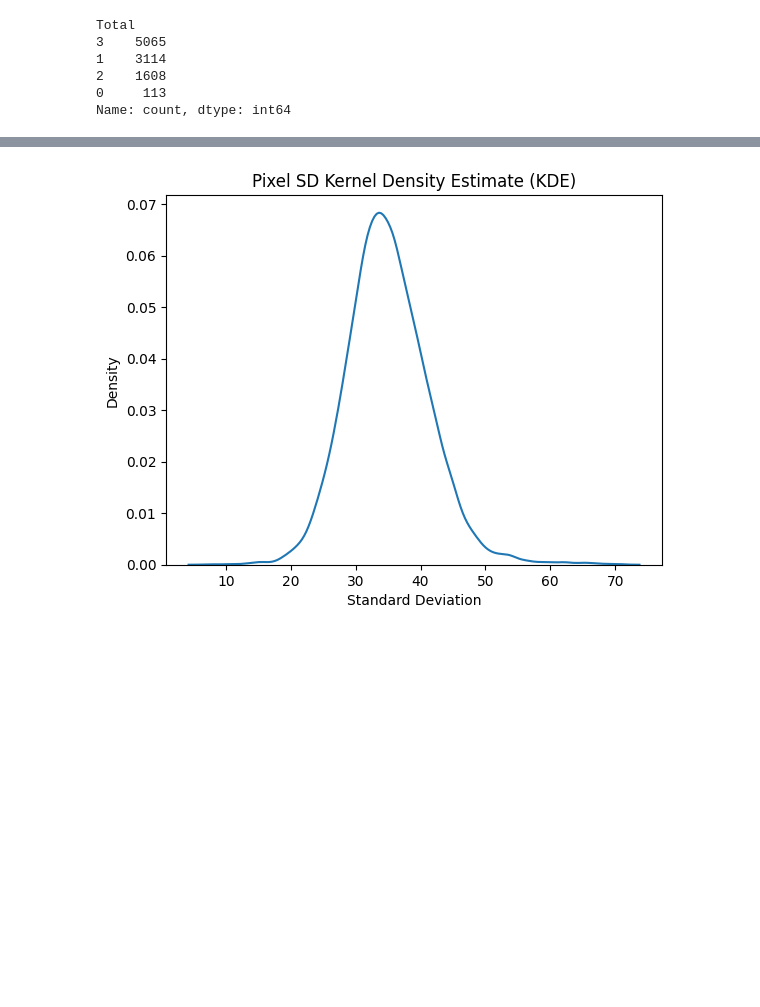
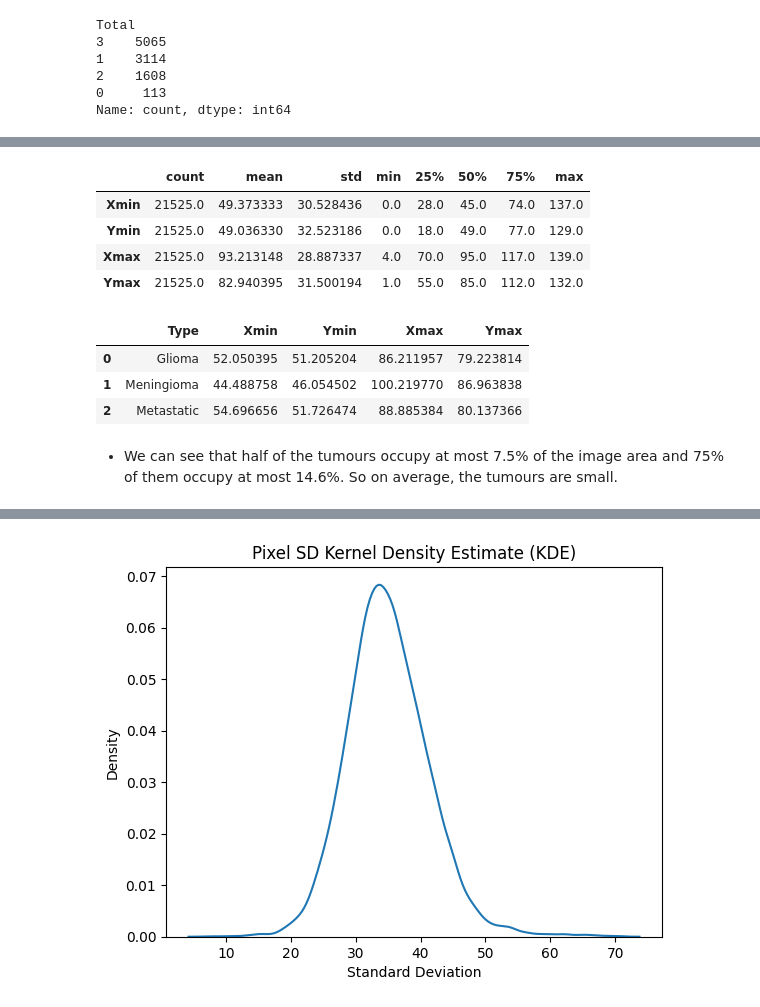
Before and after one commit to juliorodrigues07/tumour_detection, a Jupyter notebook: notebooks/1_eda.ipynb, the cells around one changed output, grey strips where cells are left out. Saved outputs shown, nothing was run; the diff lists cells and outputs as text; code cells hidden in the pictures; blank space fills up the shorter version.

```diff
--- a/notebooks/1_eda.ipynb
+++ b/notebooks/1_eda.ipynb
@@ -344,0 +430,18 @@ Name: count, dtype: int64
+# %%
+coords_csv.describe().transpose()
+# %% [output]
+|  | count | mean | std | min | 25% | 50% | 75% | max |
+| Xmin | 21525.0 | 49.373333 | 30.528436 | 0.0 | 28.0 | 45.0 | 74.0 | 137.0 |
+| Ymin | 21525.0 | 49.036330 | 32.523186 | 0.0 | 18.0 | 49.0 | 77.0 | 129.0 |
+| Xmax | 21525.0 | 93.213148 | 28.887337 | 4.0 | 70.0 | 95.0 | 117.0 | 139.0 |
+| Ymax | 21525.0 | 82.940395 | 31.500194 | 1.0 | 55.0 | 85.0 | 112.0 | 132.0 |
+# %%
+coords_avg_type = coords_csv.groupby(['Type']).mean().reset_index()
+coords_avg_type
+# %% [output]
+|  | Type | Xmin | Ymin | Xmax | Ymax |
+| 0 | Glioma | 52.050395 | 51.205204 | 86.211957 | 79.223814 |
+| 1 | Meningioma | 44.488758 | 46.054502 | 100.219770 | 86.963838 |
+| 2 | Metastatic | 54.696656 | 51.726474 | 88.885384 | 80.137366 |
+# %% [markdown]
+- We can see that half of the tumours occupy at most 7.5% of the image area and 75% of them occupy at most 14.6%. So on average, the tumours are small.
```
Also changed, not shown: parts of 24 cells of this notebook.
